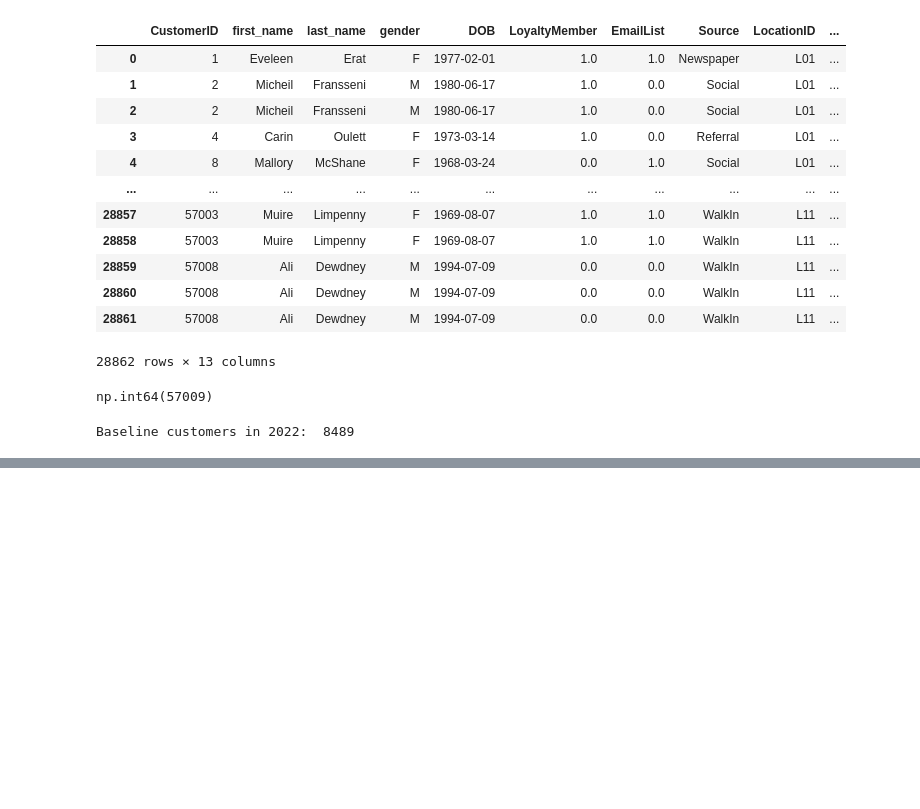
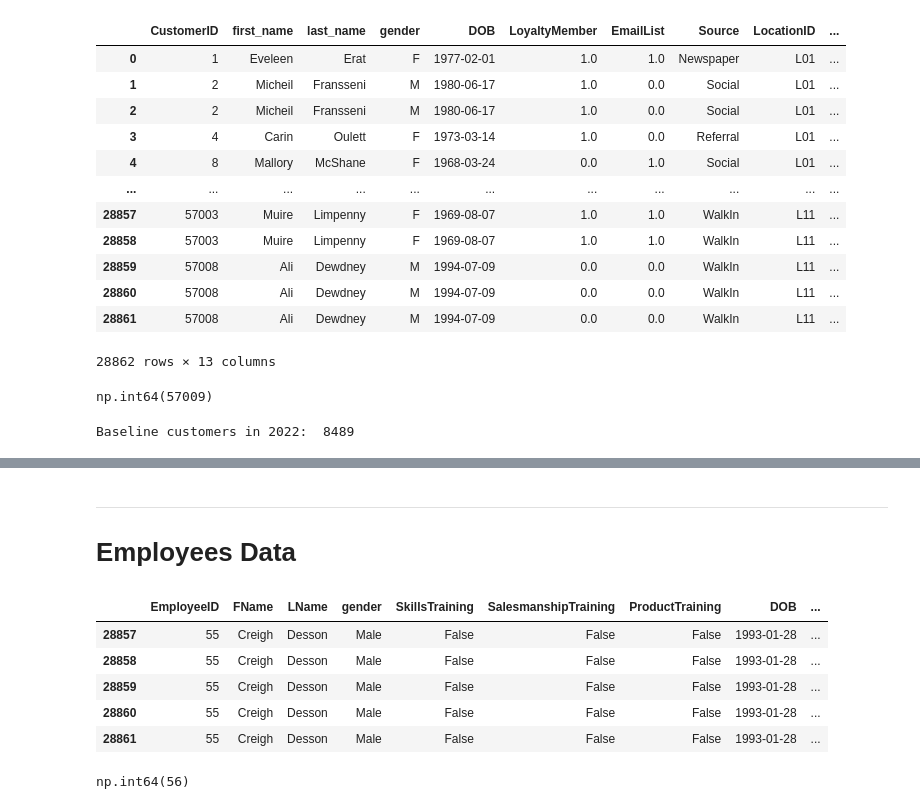
Before and after one commit to diwanashita/ace-bikes-data-transformation, a Jupyter notebook: data_extension.ipynb, the cells around one changed output, grey strips where cells are left out. Saved outputs shown, nothing was run; the diff lists cells and outputs as text; code cells hidden in the pictures; blank space fills up the shorter version.

```diff
--- a/data_extension.ipynb
+++ b/data_extension.ipynb
@@ -382 +385,29 @@ new_customers_df
 3937 rows × 13 columns
+# %% [markdown]
+---
+# Employees Data
+# %%
+# ========================
+# now joining employees + orderinfo @ EmployeeID
+# ========================
+
+employees_order_df = employees_orig.merge(
+    orderinfo_orig,
+    left_on='EmployeeID',
+    right_on='EmployeeID',
+    how='left'
+)
+
+employees_order_df.tail()
+# %% [output]
+|  | EmployeeID | FName | LName | gender | SkillsTraining | SalesmanshipTraining | ProductTraining | DOB | ... |
+| 28857 | 55 | Creigh | Desson | Male | False | False | False | 1993-01-28 | ... |
+| 28858 | 55 | Creigh | Desson | Male | False | False | False | 1993-01-28 | ... |
+| 28859 | 55 | Creigh | Desson | Male | False | False | False | 1993-01-28 | ... |
+| 28860 | 55 | Creigh | Desson | Male | False | False | False | 1993-01-28 | ... |
+| 28861 | 55 | Creigh | Desson | Male | False | False | False | 1993-01-28 | ... |
+# %%
+next_employee_id = employees_order_df['EmployeeID'].max() + 1
+next_employee_id # should be 56
+# %% [output]
+np.int64(56)
```
Also changed, not shown: parts of 4 cells of this notebook.
